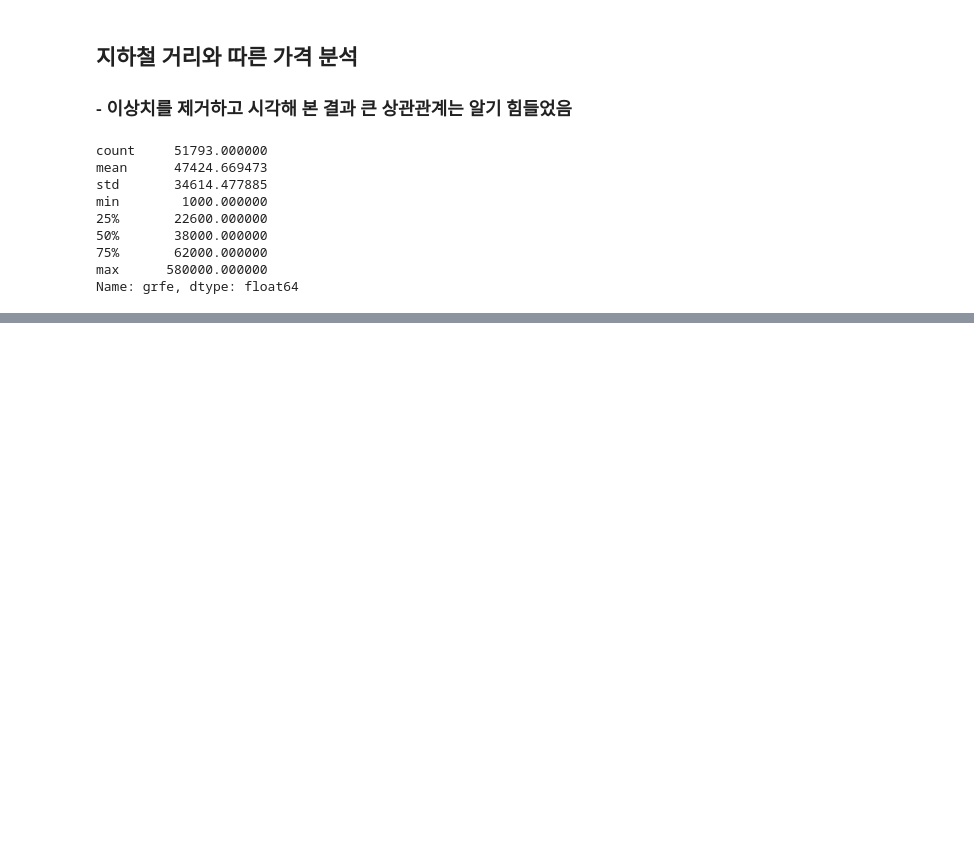
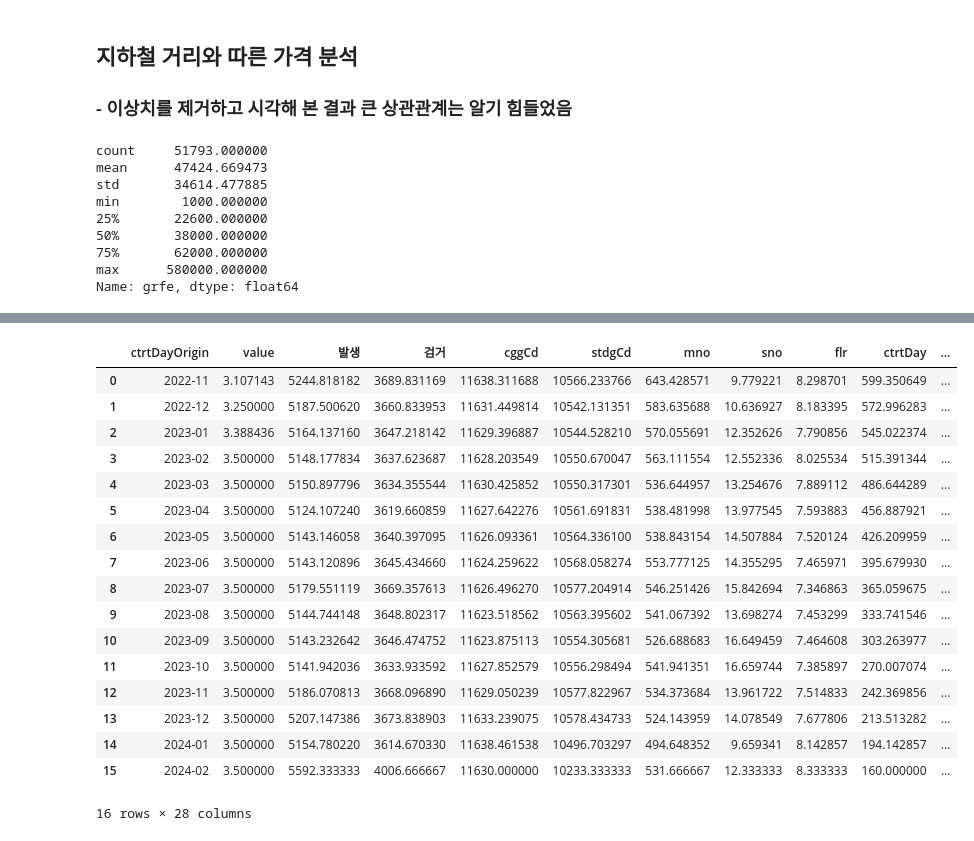
Before and after one commit to hanaTI-team-1/dataAnalysis, a Jupyter notebook: insight/전세가분석_시각화.ipynb, the cells around one changed output, grey strips where cells are left out. Cells and saved outputs as stored; diff of their text form; code cells hidden in the pictures; blank space fills up the shorter version.

```diff
--- a/insight/전세가분석_시각화.ipynb
+++ b/insight/전세가분석_시각화.ipynb
@@ -453,0 +526,21 @@ sns.regplot(data=pro_df, x="grfe", y="Closest_Station_Distance",
+# %%
+time_df
+# %% [output]
+|  | ctrtDayOrigin | value | 발생 | 검거 | cggCd | stdgCd | mno | sno | flr | ctrtDay | ... |
+| 0 | 2022-11 | 3.107143 | 5244.818182 | 3689.831169 | 11638.311688 | 10566.233766 | 643.428571 | 9.779221 | 8.298701 | 599.350649 | ... |
+| 1 | 2022-12 | 3.250000 | 5187.500620 | 3660.833953 | 11631.449814 | 10542.131351 | 583.635688 | 10.636927 | 8.183395 | 572.996283 | ... |
+| 2 | 2023-01 | 3.388436 | 5164.137160 | 3647.218142 | 11629.396887 | 10544.528210 | 570.055691 | 12.352626 | 7.790856 | 545.022374 | ... |
+| 3 | 2023-02 | 3.500000 | 5148.177834 | 3637.623687 | 11628.203549 | 10550.670047 | 563.111554 | 12.552336 | 8.025534 | 515.391344 | ... |
+| 4 | 2023-03 | 3.500000 | 5150.897796 | 3634.355544 | 11630.425852 | 10550.317301 | 536.644957 | 13.254676 | 7.889112 | 486.644289 | ... |
+| 5 | 2023-04 | 3.500000 | 5124.107240 | 3619.660859 | 11627.642276 | 10561.691831 | 538.481998 | 13.977545 | 7.593883 | 456.887921 | ... |
+| 6 | 2023-05 | 3.500000 | 5143.146058 | 3640.397095 | 11626.093361 | 10564.336100 | 538.843154 | 14.507884 | 7.520124 | 426.209959 | ... |
+| 7 | 2023-06 | 3.500000 | 5143.120896 | 3645.434660 | 11624.259622 | 10568.058274 | 553.777125 | 14.355295 | 7.465971 | 395.679930 | ... |
+| 8 | 2023-07 | 3.500000 | 5179.551119 | 3669.357613 | 11626.496270 | 10577.204914 | 546.251426 | 15.842694 | 7.346863 | 365.059675 | ... |
+| 9 | 2023-08 | 3.500000 | 5144.744148 | 3648.802317 | 11623.518562 | 10563.395602 | 541.067392 | 13.698274 | 7.453299 | 333.741546 | ... |
+| 10 | 2023-09 | 3.500000 | 5143.232642 | 3646.474752 | 11623.875113 | 10554.305681 | 526.688683 | 16.649459 | 7.464608 | 303.263977 | ... |
+| 11 | 2023-10 | 3.500000 | 5141.942036 | 3633.933592 | 11627.852579 | 10556.298494 | 541.941351 | 16.659744 | 7.385897 | 270.007074 | ... |
+| 12 | 2023-11 | 3.500000 | 5186.070813 | 3668.096890 | 11629.050239 | 10577.822967 | 534.373684 | 13.961722 | 7.514833 | 242.369856 | ... |
+| 13 | 2023-12 | 3.500000 | 5207.147386 | 3673.838903 | 11633.239075 | 10578.434733 | 524.143959 | 14.078549 | 7.677806 | 213.513282 | ... |
+| 14 | 2024-01 | 3.500000 | 5154.780220 | 3614.670330 | 11638.461538 | 10496.703297 | 494.648352 | 9.659341 | 8.142857 | 194.142857 | ... |
+| 15 | 2024-02 | 3.500000 | 5592.333333 | 4006.666667 | 11630.000000 | 10233.333333 | 531.666667 | 12.333333 | 8.333333 | 160.000000 | ... |
+16 rows × 28 columns
```
Also changed, not shown: parts of 19 cells of this notebook.
